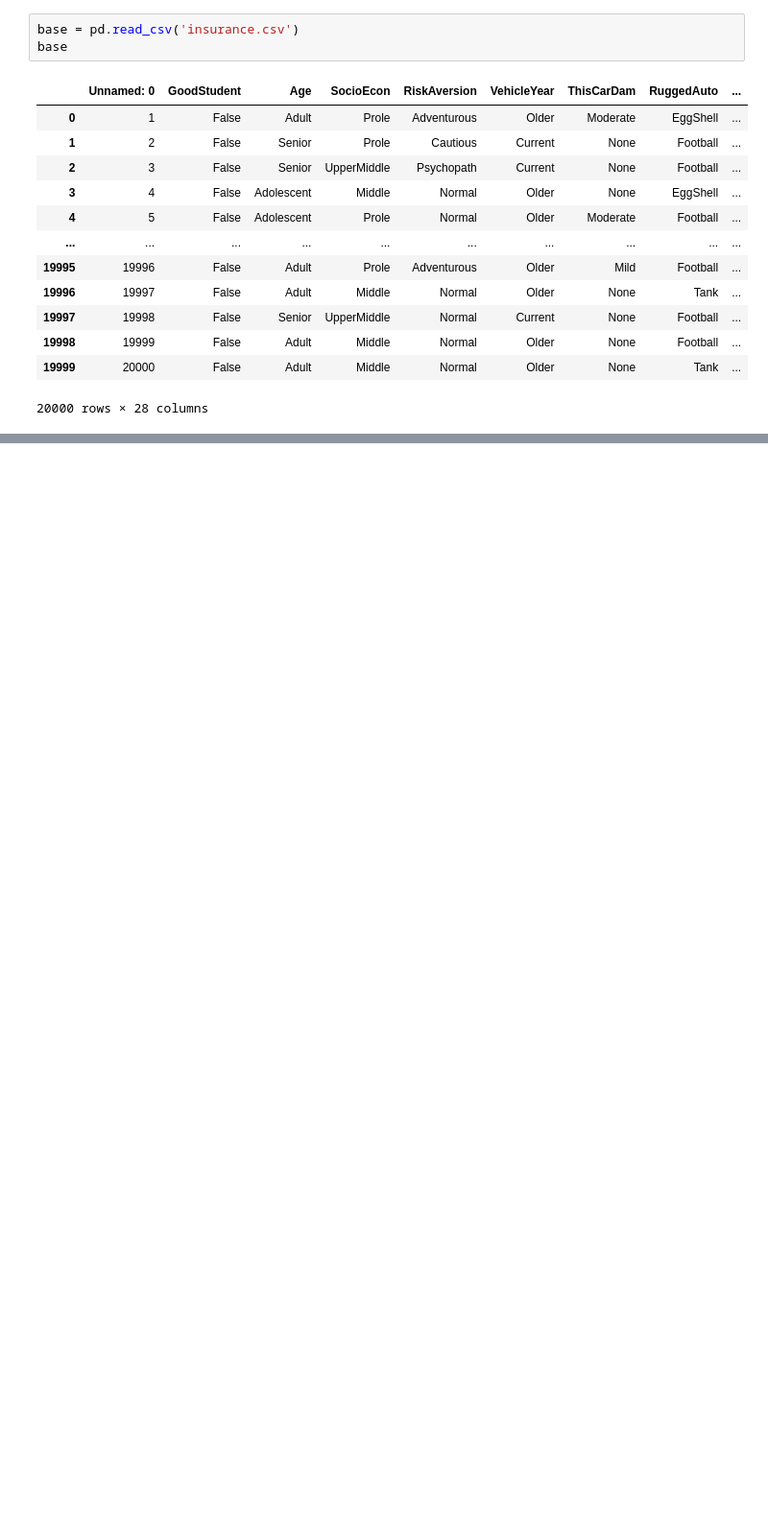
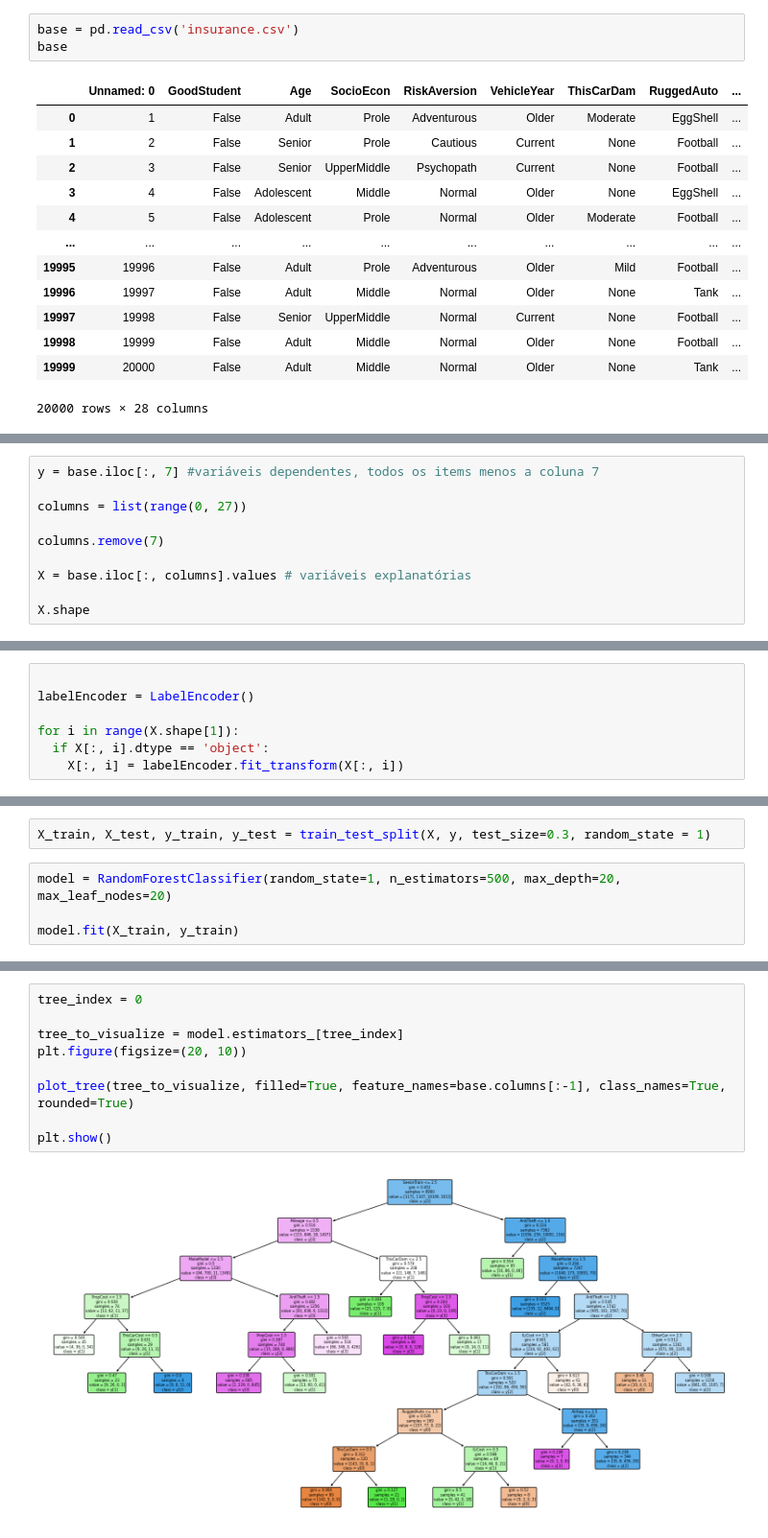
Before and after one commit to miller00315/ia_studies, a Jupyter notebook: random_forest.ipynb, the cells around one changed output, grey strips where cells are left out. Shown at 96% size. Cells and saved outputs as stored; diff of their text form; blank space fills up the shorter version.

```diff
--- a/random_forest.ipynb
+++ b/random_forest.ipynb
@@ -29,0 +53,10 @@ base
+# %%
+y = base.iloc[:, 7] #variáveis dependentes, todos os items menos a coluna 7
+
+columns = list(range(0, 27))
+
+columns.remove(7)
+
+X = base.iloc[:, columns].values # variáveis explanatórias
+
+X.shape
@@ -29,0 +65,7 @@ base
+# %%
+
+labelEncoder = LabelEncoder()
+
+for i in range(X.shape[1]):
+  if X[:, i].dtype == 'object':
+    X[:, i] = labelEncoder.fit_transform(X[:, i])
@@ -29,0 +82,6 @@ base
+# %%
+X_train, X_test, y_train, y_test = train_test_split(X, y, test_size=0.3, random_state = 1)
+# %%
+model = RandomForestClassifier(random_state=1, n_estimators=500, max_depth=20, max_leaf_nodes=20)
+
+model.fit(X_train, y_train)
@@ -29,0 +117,11 @@ base
+# %%
+tree_index = 0
+
+tree_to_visualize = model.estimators_[tree_index]
+plt.figure(figsize=(20, 10))
+
+plot_tree(tree_to_visualize, filled=True, feature_names=base.columns[:-1], class_names=True, rounded=True)
+
+plt.show()
+# %% [output]
+[figure, added]
```
Also changed, not shown: parts of 8 cells of this notebook.
